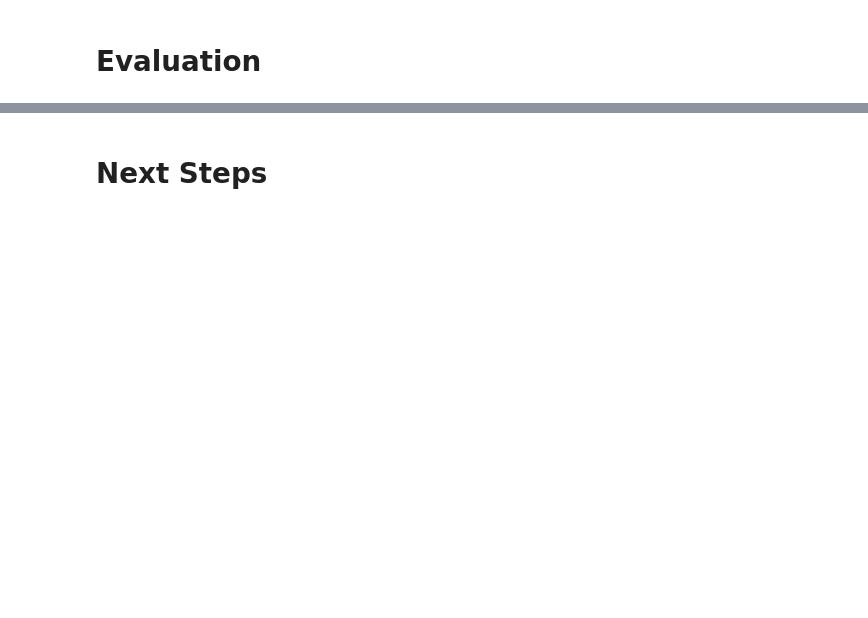
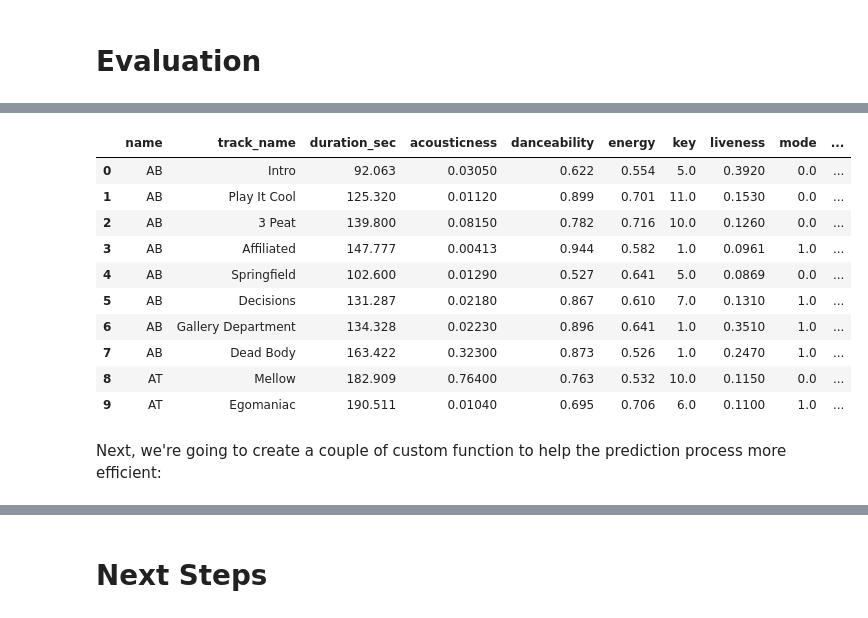
Before and after one commit to marcoantoniogodoy/ucberkeley-mlai-capstone-project, a Jupyter notebook: CapstoneProject_24.1.ipynb, the cells around one changed output, grey strips where cells are left out. Saved outputs shown, nothing was run; the diff lists cells and outputs as text; code cells hidden in the pictures; blank space fills up the shorter version.

Commit message:
Completed predictions. Ready to write conclusion

```diff
--- a/CapstoneProject_24.1.ipynb
+++ b/CapstoneProject_24.1.ipynb
@@ -2052,0 +2012,20 @@ Name: track_name, dtype: object
+# %%
+# Create dataframe with features used during modeling, and add name and track_name (exclude "hit" column)
+df_searchable = df[np.append(['name', 'track_name'], np.array(df_pop_final.columns)[:-1])].dropna()
+# %%
+# Verify dataframe structure
+df_searchable.head(10)
+# %% [output]
+|  | name | track_name | duration_sec | acousticness | danceability | energy | key | liveness | mode | ... |
+| 0 | AB | Intro | 92.063 | 0.03050 | 0.622 | 0.554 | 5.0 | 0.3920 | 0.0 | ... |
+| 1 | AB | Play It Cool | 125.320 | 0.01120 | 0.899 | 0.701 | 11.0 | 0.1530 | 0.0 | ... |
+| 2 | AB | 3 Peat | 139.800 | 0.08150 | 0.782 | 0.716 | 10.0 | 0.1260 | 0.0 | ... |
+| 3 | AB | Affiliated | 147.777 | 0.00413 | 0.944 | 0.582 | 1.0 | 0.0961 | 1.0 | ... |
+| 4 | AB | Springfield | 102.600 | 0.01290 | 0.527 | 0.641 | 5.0 | 0.0869 | 0.0 | ... |
+| 5 | AB | Decisions | 131.287 | 0.02180 | 0.867 | 0.610 | 7.0 | 0.1310 | 1.0 | ... |
+| 6 | AB | Gallery Department | 134.328 | 0.02230 | 0.896 | 0.641 | 1.0 | 0.3510 | 1.0 | ... |
+| 7 | AB | Dead Body | 163.422 | 0.32300 | 0.873 | 0.526 | 1.0 | 0.2470 | 1.0 | ... |
+| 8 | AT | Mellow | 182.909 | 0.76400 | 0.763 | 0.532 | 10.0 | 0.1150 | 0.0 | ... |
+| 9 | AT | Egomaniac | 190.511 | 0.01040 | 0.695 | 0.706 | 6.0 | 0.1100 | 1.0 | ... |
+# %% [markdown]
+Next, we're going to create a couple of custom function to help the prediction process more efficient:
```
Also changed, not shown: parts of 106 cells of this notebook, 3 other files.
